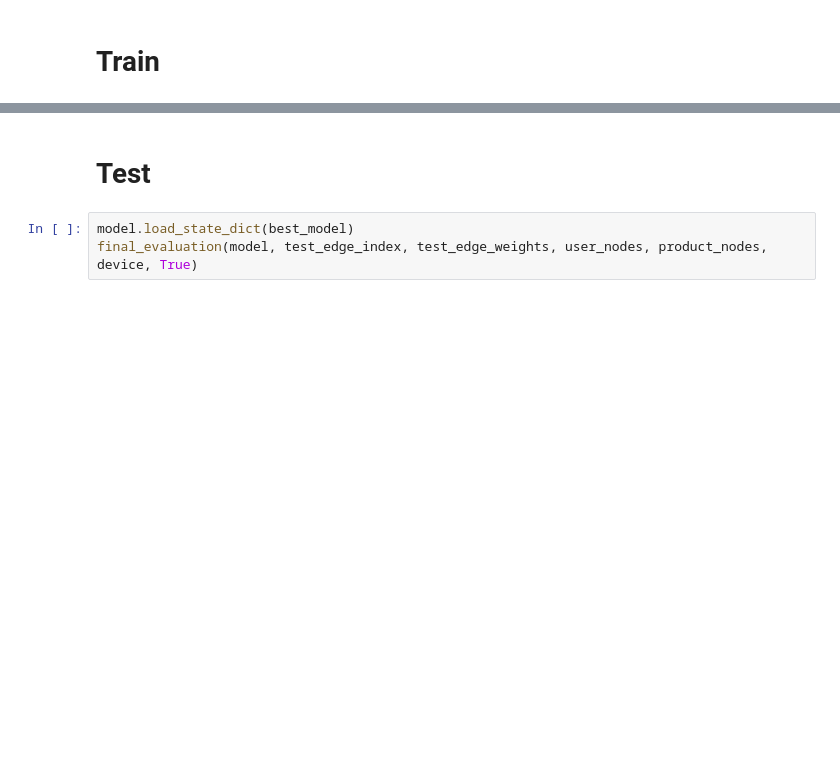
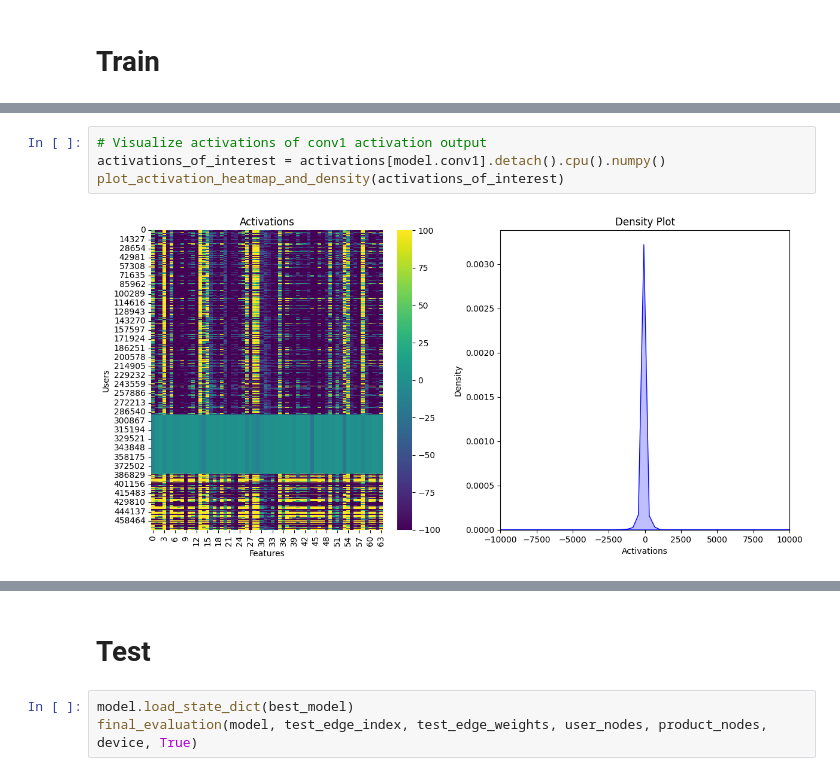
Before and after one commit to vjk9000/GNN_recommender_system, a Jupyter notebook: 03_00_exp_1.ipynb, the cells around one changed output, grey strips where cells are left out. Saved outputs shown, nothing was run; the diff lists cells and outputs as text; blank space fills up the shorter version.

```diff
--- a/03_00_exp_1.ipynb
+++ b/03_00_exp_1.ipynb
@@ -162,0 +204,6 @@ plot_train_val_loss(train_loss, test_loss)
+# %%
+# Visualize activations of conv1 activation output
+activations_of_interest = activations[model.conv1].detach().cpu().numpy()
+plot_activation_heatmap_and_density(activations_of_interest)
+# %% [output]
+[figure, added]
```
Also changed, not shown: parts of 23 cells of this notebook, 1 other file.
